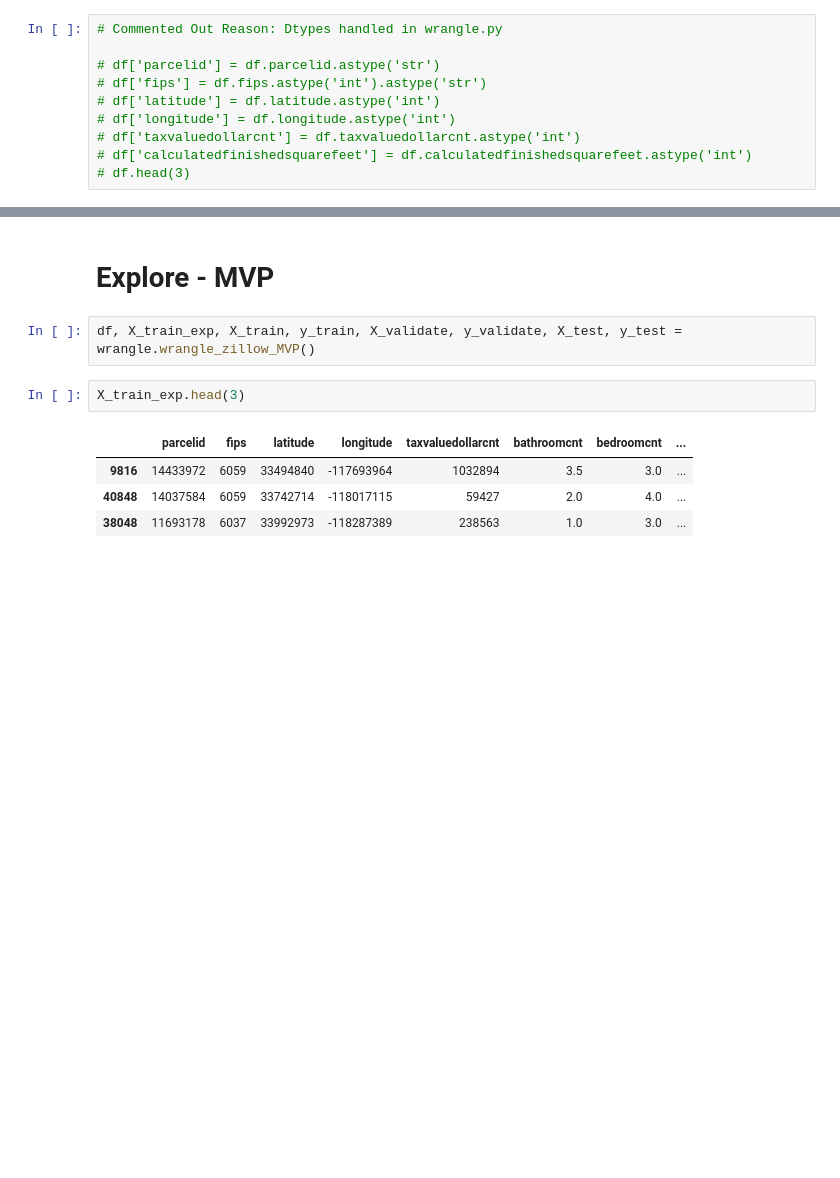
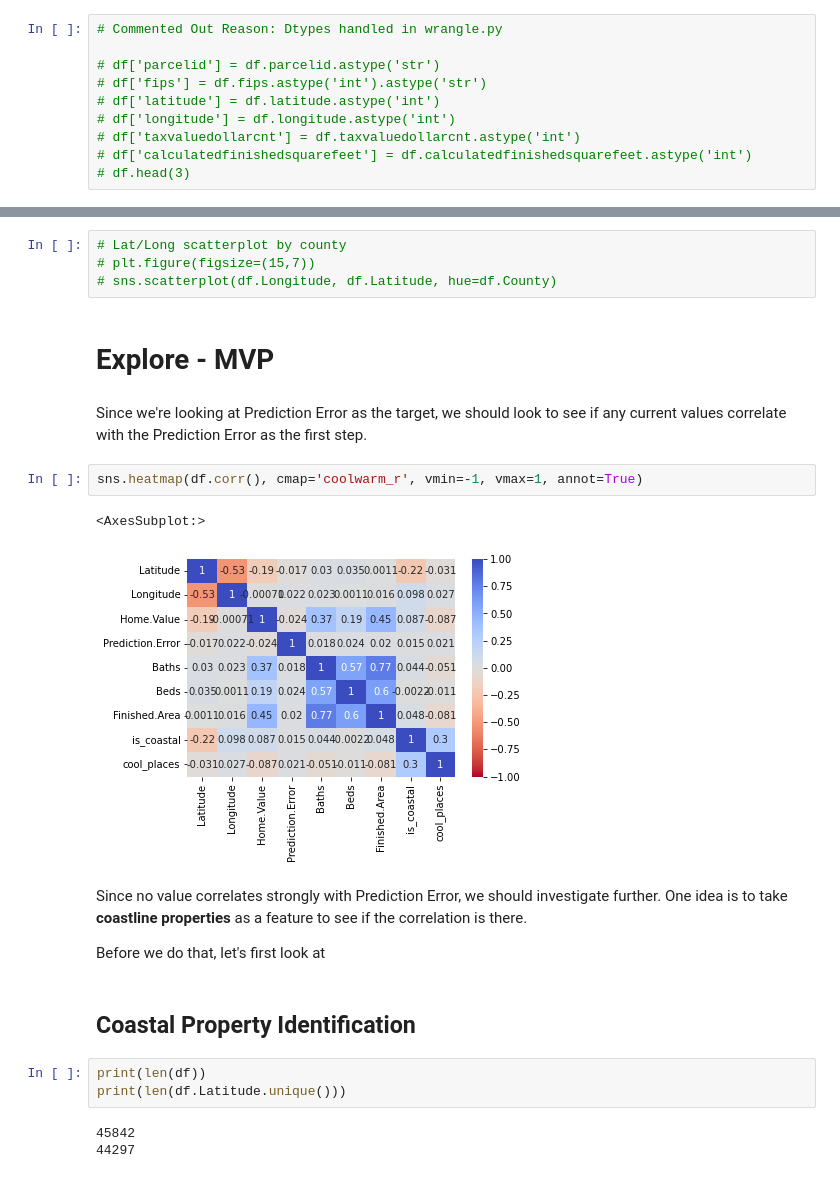
Before and after one commit to JacobPaxton/zillow-clustering-project, a Jupyter notebook: draft-workspace.ipynb, the cells around one changed output, grey strips where cells are left out. Saved outputs shown, nothing was run; the diff lists cells and outputs as text; blank space fills up the shorter version.

```diff
--- a/draft-workspace.ipynb
+++ b/draft-workspace.ipynb
@@ -167,11 +227,25 @@ propertylandusetypeid
+# %%
+# Lat/Long scatterplot by county
+# plt.figure(figsize=(15,7))
+# sns.scatterplot(df.Longitude, df.Latitude, hue=df.County)
 # %% [markdown]
 # Explore - MVP
-# %%
-df, X_train_exp, X_train, y_train, X_validate, y_validate, X_test, y_test = wrangle.wrangle_zillow_MVP()
-# %%
-X_train_exp.head(3)
-# %% [output]
-|  | parcelid | fips | latitude | longitude | taxvaluedollarcnt | bathroomcnt | bedroomcnt | ... |
-| 9816 | 14433972 | 6059 | 33494840 | -117693964 | 1032894 | 3.5 | 3.0 | ... |
-| 40848 | 14037584 | 6059 | 33742714 | -118017115 | 59427 | 2.0 | 4.0 | ... |
-| 38048 | 11693178 | 6037 | 33992973 | -118287389 | 238563 | 1.0 | 3.0 | ... |
+# %% [markdown]
+Since we're looking at Prediction Error as the target, we should look to see if any current values correlate with the Prediction Error as the first step.
+# %%
+sns.heatmap(df.corr(), cmap='coolwarm_r', vmin=-1, vmax=1, annot=True)
+# %% [output]
+<AxesSubplot:>
+[figure, added]
+# %% [markdown]
+Since no value correlates strongly with Prediction Error, we should investigate further. One idea is to take **coastline properties** as a feature to see if the correlation is there.
+
+Before we do that, let's first look at
+# %% [markdown]
+## Coastal Property Identification
+# %%
+print(len(df))
+print(len(df.Latitude.unique()))
+# %% [output]
+45842
+44297
```
Also changed, not shown: parts of 31 cells of this notebook.
